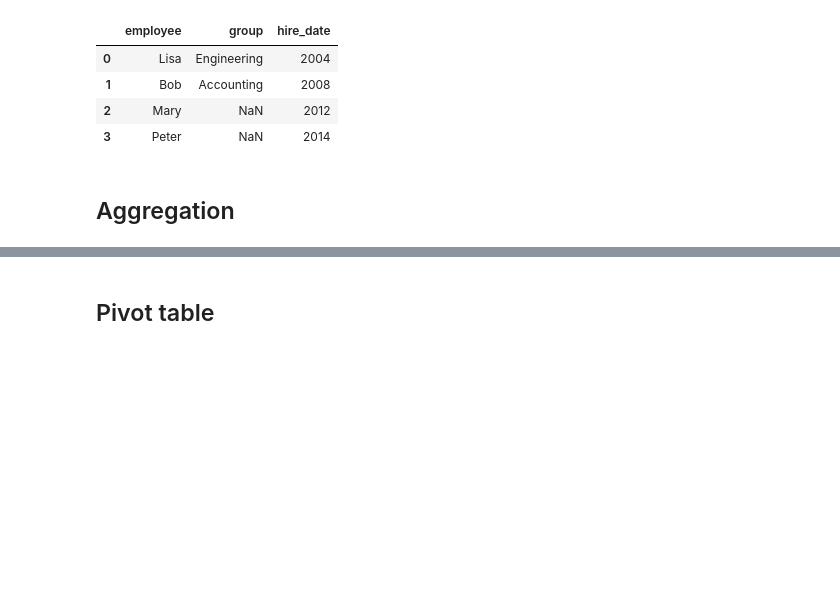
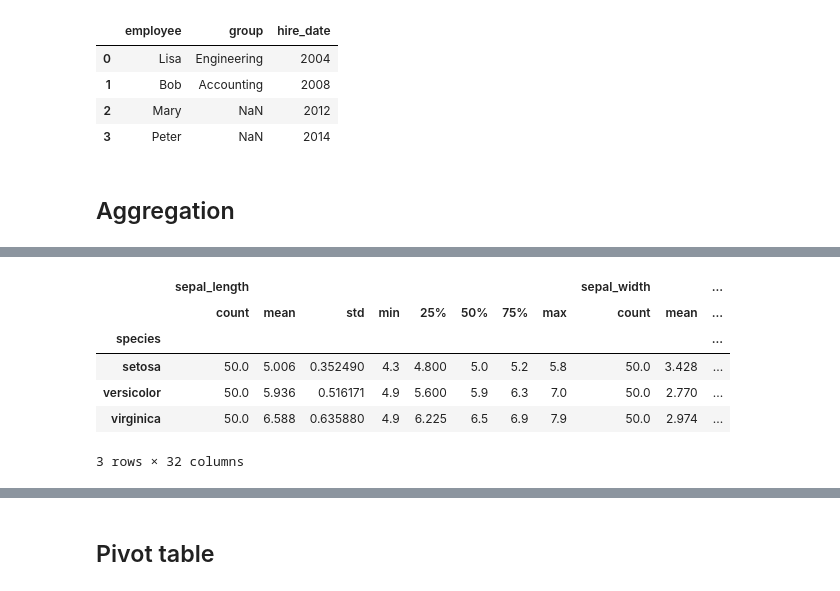
Before and after one commit to ivynangalia/320, a Jupyter notebook: lessons/Week05.ipynb, the cells around one changed output, grey strips where cells are left out. Drawn from its saved outputs; the diff is of its cells as text; code cells hidden in the pictures; blank space fills up the shorter version.

```diff
--- a/lessons/Week05.ipynb
+++ b/lessons/Week05.ipynb
@@ -313,2 +371,12 @@ df.groupby("species").aggregate(["min", "median", "max", 'count'])
+# %%
+df.groupby('species').describe()
+# %% [output]
+|  | sepal_length |  |  |  |  |  |  |  | sepal_width |  | ... |
+|  | count | mean | std | min | 25% | 50% | 75% | max | count | mean | ... |
+| species |  |  |  |  |  |  |  |  |  |  | ... |
+| setosa | 50.0 | 5.006 | 0.352490 | 4.3 | 4.800 | 5.0 | 5.2 | 5.8 | 50.0 | 3.428 | ... |
+| versicolor | 50.0 | 5.936 | 0.516171 | 4.9 | 5.600 | 5.9 | 6.3 | 7.0 | 50.0 | 2.770 | ... |
+| virginica | 50.0 | 6.588 | 0.635880 | 4.9 | 6.225 | 6.5 | 6.9 | 7.9 | 50.0 | 2.974 | ... |
+3 rows × 32 columns
 # %%
 df.groupby('species').aggregate({'sepal_length': ['min', 'max'],'sepal_width': 'mean'})
```
Also changed, not shown: parts of 26 cells of this notebook, 17 other files.
